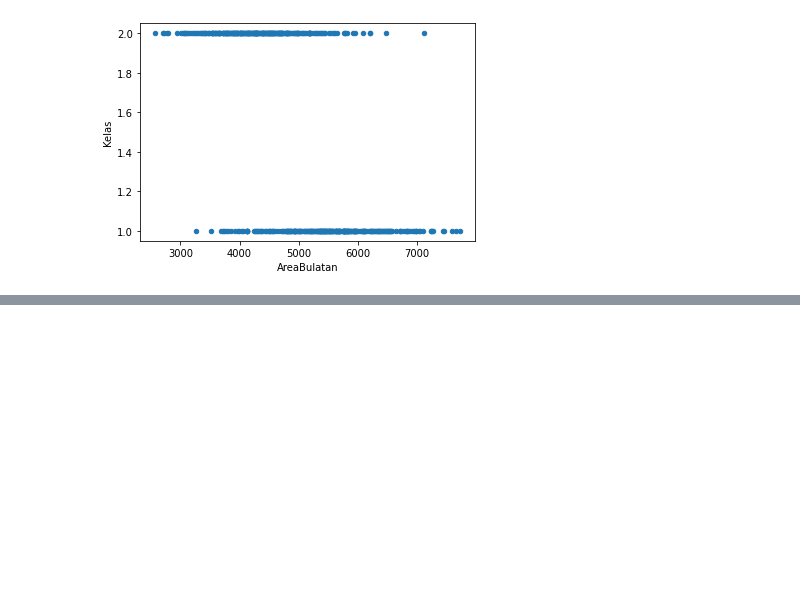
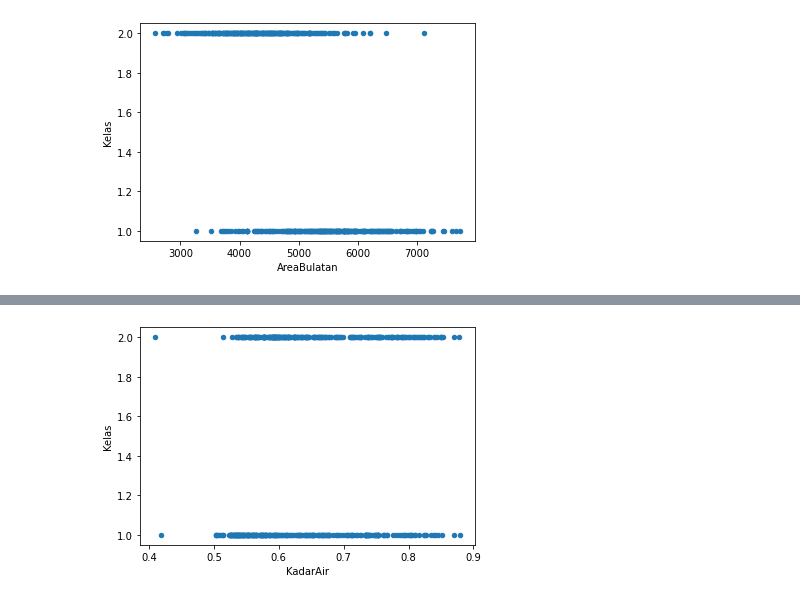
Before and after one commit to alifbhadrika/data-statistical-analysis, a Jupyter notebook: K04-T1-IF2220-13519186.ipynb, the cells around one changed output, grey strips where cells are left out. Drawn from its saved outputs; the diff is of its cells as text; code cells hidden in the pictures; blank space fills up the shorter version.

```diff
--- a/K04-T1-IF2220-13519186.ipynb
+++ b/K04-T1-IF2220-13519186.ipynb
@@ -885,0 +898,4 @@ scatterplotKelaswith('AreaBulatan')
+# %%
+scatterplotKelaswith('KadarAir')
+# %% [output]
+[figure, added]
```
Also changed, not shown: parts of 9 cells of this notebook.
